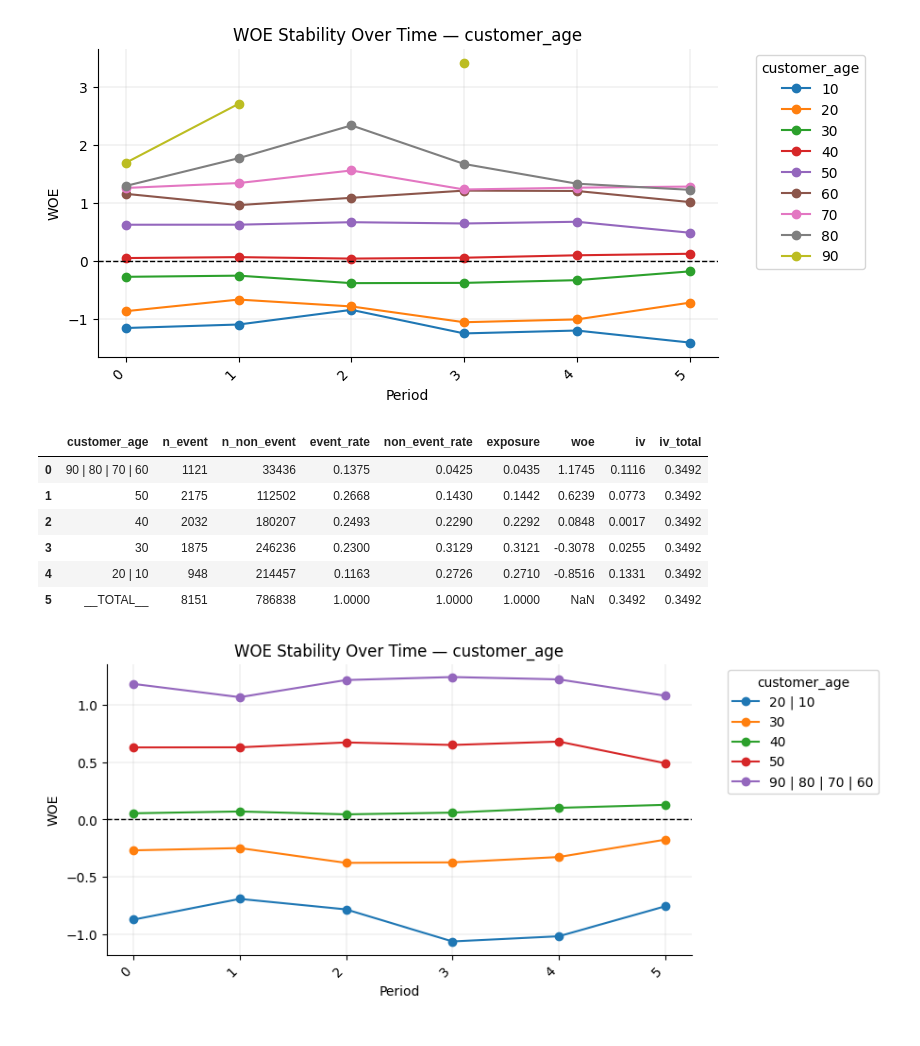
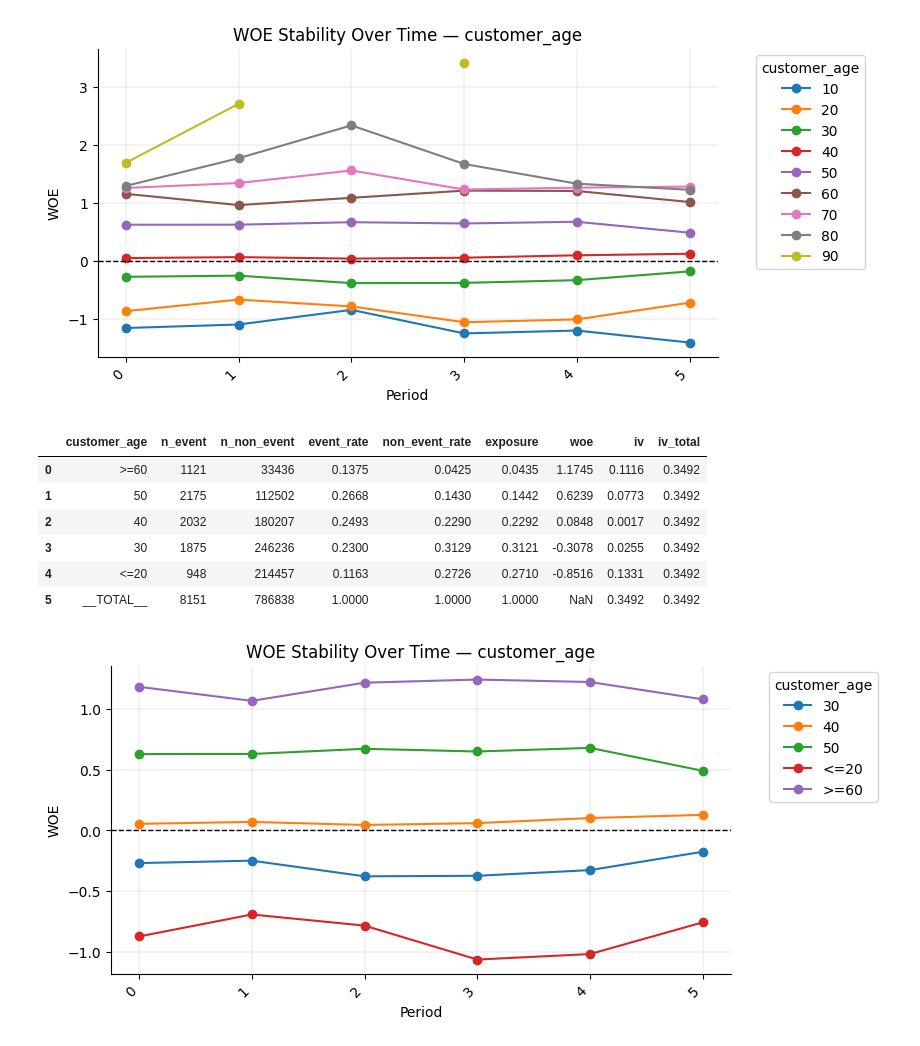
Before and after one commit to Cristiano2132/model_track, a Jupyter notebook: exemplo_uso.ipynb, the cells around one changed output. Drawn from its saved outputs; the diff is of its cells as text; code cells hidden in the pictures.

```diff
--- a/exemplo_uso.ipynb
+++ b/exemplo_uso.ipynb
@@ -241,6 +241,8 @@ df_summary
 | 29 | device_distinct_emails_8w | int64 | 0 | 0.0 | 1 | 96.8067 | 4 | [1, 2, 0, -1] | ... |
 | 30 | device_fraud_count | int64 | 0 | 0.0 | 0 | 100.0000 | 1 | [0] | ... |
 | 31 | month | int64 | 0 | 0.0 | 3 | 15.0936 | 8 | [0, 1, 2, 3, 4, 5, 6, 7] | ... |
+# %%
+df['income'] = df['income'].round(2)
 # %%
 vr = 'fraud_bool'
 var_cont = df_summary[df_summary['n_distinct'] > 10]['column_name'].tolist()
@@ -271,10 +273,10 @@ for var in var_cont:
 # %%
 # converter as variaveis categorizadas para string, o missing foi tratado no apply binning
 for var in var_cont:
-    df[f"{var}_cat"] = df[f"{var}_cat"].astype("object").fillna("N/A")
+    df[f"{var}_cat"] = df[f"{var}_cat"].astype("object").fillna("N/A").astype(str)
 
 for var in var_cat:
-    df[f"{var}"] = df[f"{var}"].astype("object").fillna("N/A")
+    df[f"{var}"] = df[f"{var}"].astype("object").fillna("N/A").astype(str)
 # %%
 dict_to_join = {}
 df_train = df.query("flag_train==True").copy()
@@ -409,44 +410,43 @@ ws.generate_view(
 # %%
 col_date = "month"
 col_vr = 'fraud_bool'
 col_var = var_cat[1]
 
-mapper = CategoryMapper(
-        global_table=global_woe,
-        woe_col='woe',
-        feature_name=col_var,
-        category_col=col_var,
-        total_label='__TOTAL__',
-        separator=" | "
+groups=[[0, 1, 2, 3], [7, 8]]
+
+mapper.create_map(
+    df=global_woe,
+    feature_name=col_var,
+    category_col=col_var,
+    groups=groups,
+    ordered=True,
 )
-mapper.build_mapping(groups=[[0, 1, 2, 3], [7, 8]])
 
-dict_to_replace = mapper.get_mapping(feature_name=col_var)
-
-
+dict_to_replace = mapper.get(feature_name=col_var)
+dict_to_replace
 
 ws = WoeStability(df=df_train.replace({col_var: dict_to_replace}), date_col=col_date)
 
 # tabela global
-global_woe = ws.global_table(
+global_woe2 = ws.global_table(
     feature_col=col_var,
     target_col=col_vr,
 )
-display(global_woe)
+display(global_woe2)
 # gráfico em subplot existente
 fig, ax = plt.subplots(1, 1, figsize=(8, 4))
 ws.generate_view(
     feature_col=col_var,
     target_col=col_vr,
     ax=ax,
 )
 # %% [output]
 |  | customer_age | n_event | n_non_event | event_rate | non_event_rate | exposure | woe | iv | iv_total |
-| 0 | 90 | 80 | 70 | 60 | 1121 | 33436 | 0.1375 | 0.0425 | 0.0435 | 1.1745 | 0.1116 | 0.3492 |
+| 0 | >=60 | 1121 | 33436 | 0.1375 | 0.0425 | 0.0435 | 1.1745 | 0.1116 | 0.3492 |
 | 1 | 50 | 2175 | 112502 | 0.2668 | 0.1430 | 0.1442 | 0.6239 | 0.0773 | 0.3492 |
 | 2 | 40 | 2032 | 180207 | 0.2493 | 0.2290 | 0.2292 | 0.0848 | 0.0017 | 0.3492 |
 | 3 | 30 | 1875 | 246236 | 0.2300 | 0.3129 | 0.3121 | -0.3078 | 0.0255 | 0.3492 |
-| 4 | 20 | 10 | 948 | 214457 | 0.1163 | 0.2726 | 0.2710 | -0.8516 | 0.1331 | 0.3492 |
+| 4 | <=20 | 948 | 214457 | 0.1163 | 0.2726 | 0.2710 | -0.8516 | 0.1331 | 0.3492 |
 | 5 | __TOTAL__ | 8151 | 786838 | 1.0000 | 1.0000 | 1.0000 | NaN | 0.3492 | 0.3492 |
-[figure, old version]
+[figure, new version]
 # %%
```
Also changed, not shown: parts of 4 cells of this notebook, 3 other files.
